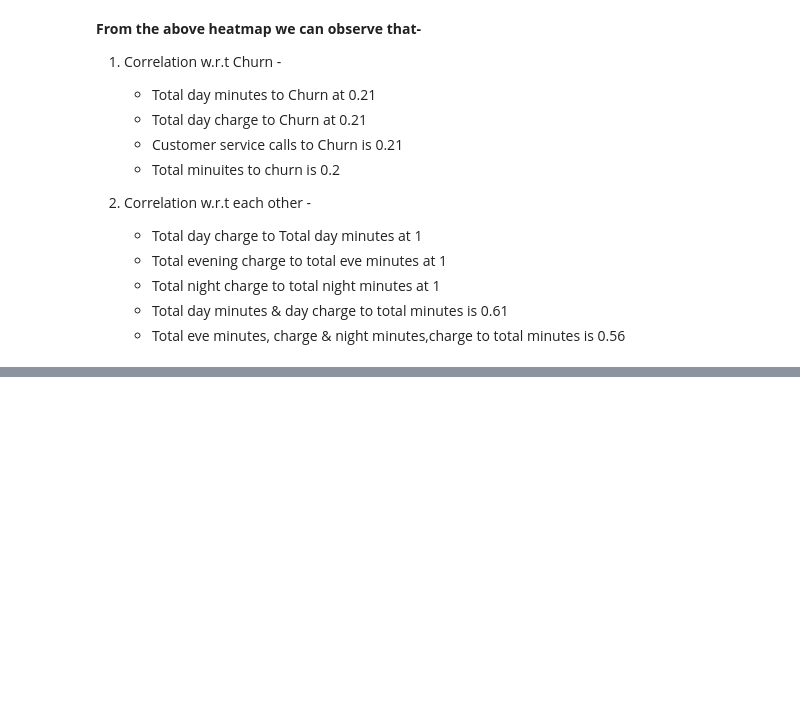
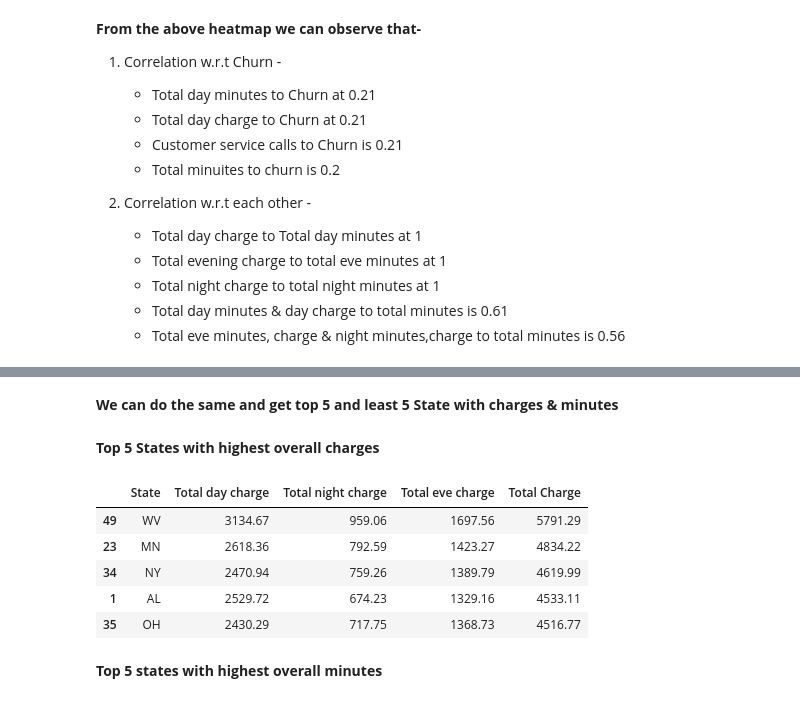
Before and after one commit to DT22179/Telecom-Churn-Analysis, a Jupyter notebook: Telecom_Churn_Analysis_Capstone_Project.ipynb, the cells around one changed output, grey strips where cells are left out. Drawn from its saved outputs; the diff is of its cells as text; code cells hidden in the pictures; blank space fills up the shorter version.

```diff
--- a/Telecom_Churn_Analysis_Capstone_Project.ipynb
+++ b/Telecom_Churn_Analysis_Capstone_Project.ipynb
@@ -616,0 +730,21 @@ tele_df_high_call_state.loc[tele_df_high_call_state['Total day calls'] == tele_d
+# %% [markdown]
+**We can do the same and get top 5 and least 5 State with charges & minutes**
+# %% [markdown]
+**Top 5 States with highest overall charges**
+# %%
+df = tele_df.groupby('State')[['Total day charge', 'Total night charge', 'Total eve charge']].sum().reset_index()
+# %%
+df['Total Charge'] = df['Total day charge'] + df['Total eve charge'] + df['Total night charge']
+# %%
+tele_df_top5_charge_state = df.loc[df['Total Charge'] == df['Total Charge']].sort_values(by='Total Charge', ascending=False)[:5]
+# %%
+tele_df_top5_charge_state
+# %% [output]
+|  | State | Total day charge | Total night charge | Total eve charge | Total Charge |
+| 49 | WV | 3134.67 | 959.06 | 1697.56 | 5791.29 |
+| 23 | MN | 2618.36 | 792.59 | 1423.27 | 4834.22 |
+| 34 | NY | 2470.94 | 759.26 | 1389.79 | 4619.99 |
+| 1 | AL | 2529.72 | 674.23 | 1329.16 | 4533.11 |
+| 35 | OH | 2430.29 | 717.75 | 1368.73 | 4516.77 |
+# %% [markdown]
+**Top 5 states with highest overall minutes**
```
Also changed, not shown: parts of 33 cells of this notebook.
